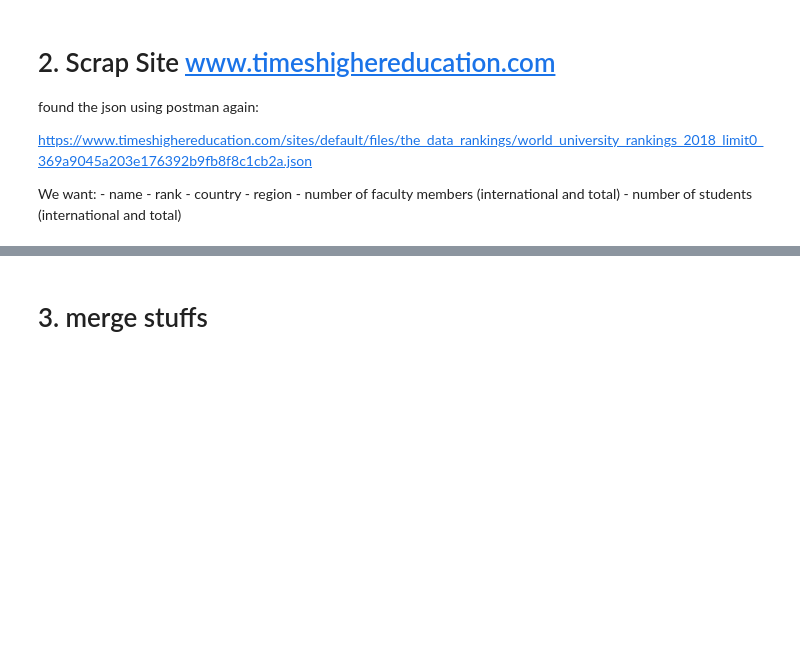
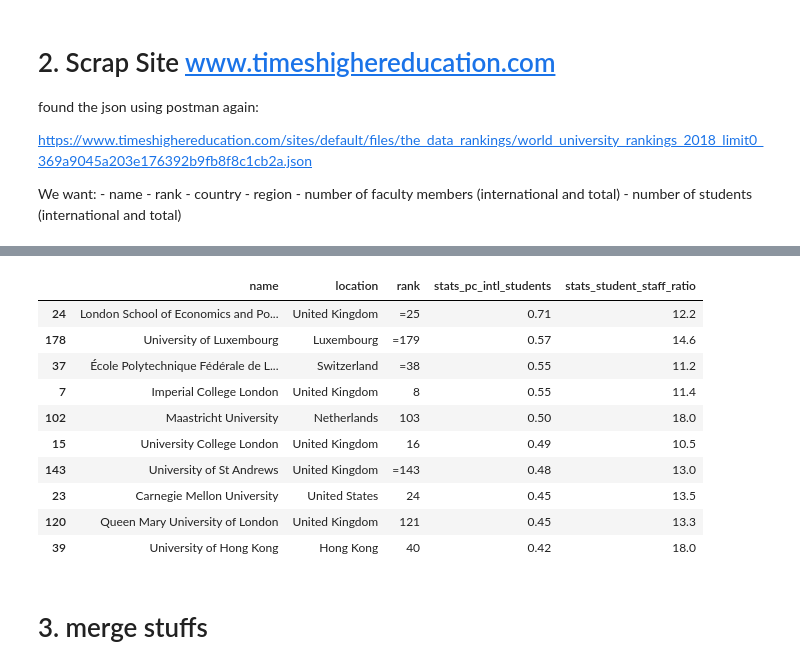
Before and after one commit to NicoBrun/ada2017, a Jupyter notebook: 02 - Data from the Web/Homework 2.ipynb, the cells around one changed output, grey strips where cells are left out. Cells and saved outputs as stored; diff of their text form; code cells hidden in the pictures; blank space fills up the shorter version.

```diff
--- a/02 - Data from the Web/Homework 2.ipynb
+++ b/02 - Data from the Web/Homework 2.ipynb
@@ -215,3 +233,18 @@ Index(['aliases', 'location', 'member_level', 'name', 'nid', 'rank',
+# %%
+c.sort_values(by='stats_pc_intl_students',ascending=False).head(10)
+#d = c.drop(['name','rank'],axis=1).groupby('location').agg('sum')
+# %% [output]
+|  | name | location | rank | stats_pc_intl_students | stats_student_staff_ratio |
+| 24 | London School of Economics and Po... | United Kingdom | =25 | 0.71 | 12.2 |
+| 178 | University of Luxembourg | Luxembourg | =179 | 0.57 | 14.6 |
+| 37 | École Polytechnique Fédérale de L... | Switzerland | =38 | 0.55 | 11.2 |
+| 7 | Imperial College London | United Kingdom | 8 | 0.55 | 11.4 |
+| 102 | Maastricht University | Netherlands | 103 | 0.50 | 18.0 |
+| 15 | University College London | United Kingdom | 16 | 0.49 | 10.5 |
+| 143 | University of St Andrews | United Kingdom | =143 | 0.48 | 13.0 |
+| 23 | Carnegie Mellon University | United States | 24 | 0.45 | 13.5 |
+| 120 | Queen Mary University of London | United Kingdom | 121 | 0.45 | 13.3 |
+| 39 | University of Hong Kong | Hong Kong | 40 | 0.42 | 18.0 |
 # %% [markdown]
 # 3. merge stuffs
 # %%
```
Also changed, not shown: parts of 3 cells of this notebook.
